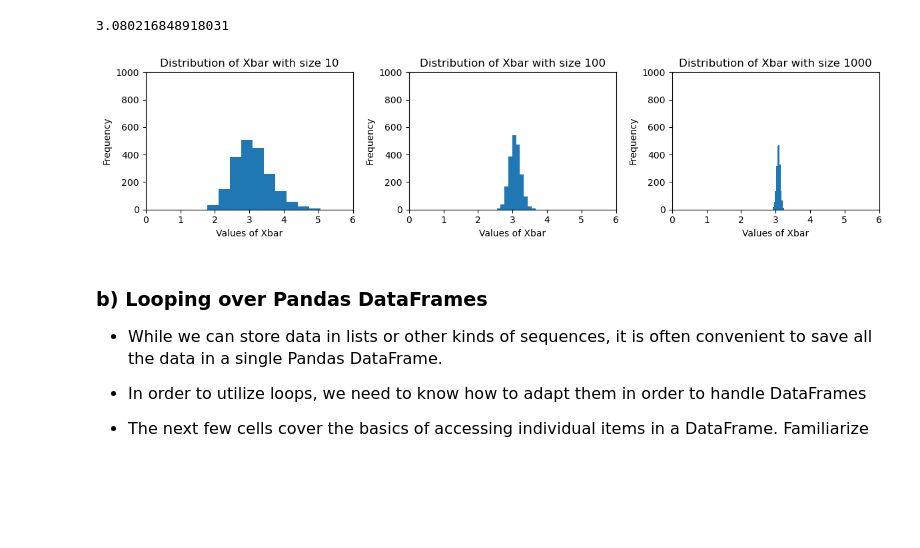
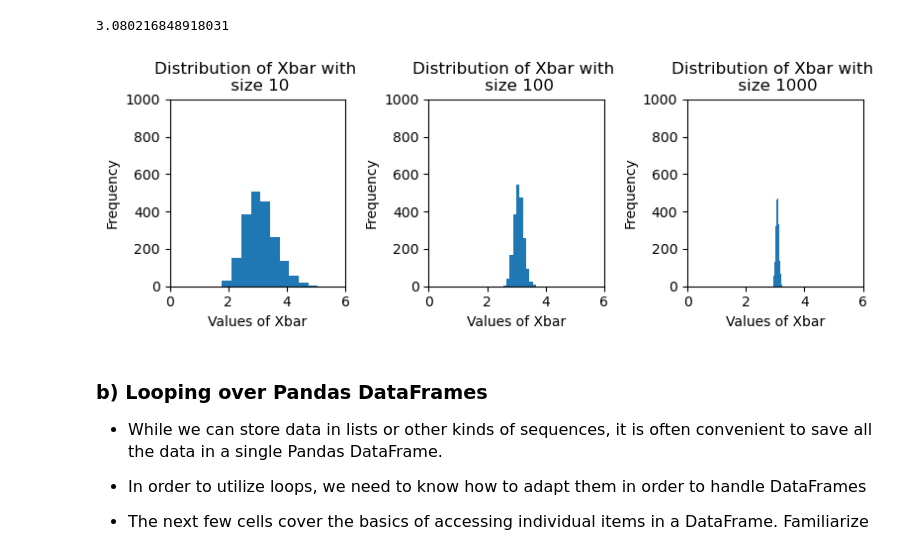
Before and after one commit to chadhimes/datasci151spring2026, a Jupyter notebook: _assignments/assignment_5/Assignment5.ipynb, the cells around one changed output. Cells and saved outputs as stored; diff of their text form; code cells hidden in the pictures; blank space fills up the shorter version.

```diff
--- a/_assignments/assignment_5/Assignment5.ipynb
+++ b/_assignments/assignment_5/Assignment5.ipynb
@@ -62,7 +62,7 @@ print(theortical_mean)
 
 # you can do the problem in one code cell, or you can handle each sample size in a separate cell.
 
-fig, subfig_array = plt.subplots(nrows = 1, ncols = 3, figsize = (12,3))
+fig, subfig_array = plt.subplots(nrows = 1, ncols = 3, figsize = (8,3))
 
 
 ########### Sample Size 10
@@ -82,7 +82,7 @@ for iteration in range(num_simulations):
 
 
 subfig_array[0].hist(vec_xbar)
-subfig_array[0].set_title("Distribution of Xbar with size 10")
+subfig_array[0].set_title("Distribution of Xbar with \n size 10")
 subfig_array[0].set_ylabel("Frequency")
 subfig_array[0].set_xlabel("Values of Xbar")
 subfig_array[0].set_xlim(0,6)
@@ -107,40 +107,40 @@ for iteration in range(num_simulations):
 
 
 subfig_array[1].hist(vec_xbar)
-subfig_array[1].set_title("Distribution of Xbar with size 100")
+subfig_array[1].set_title("Distribution of Xbar with \n size 100")
 subfig_array[1].set_ylabel("Frequency")
 subfig_array[1].set_xlabel("Values of Xbar")
 subfig_array[1].set_xlim(0,6)
 subfig_array[1].set_ylim(0,1000)
 
 
 ########### Sample Size 1000
 
 np.random.seed(1234) # set the seed for reproducibility
 num_simulations = 2000
 
 # perform simulations, create histogram
 
 n = 1000
 
 vec_xbar = np.zeros(num_simulations)
 for iteration in range(num_simulations):
     log_normal = np.random.lognormal(mean = 1, sigma = 0.5, size = n)
     vec_xbar[iteration] = np.mean(log_normal)
 
 
 subfig_array[2].hist(vec_xbar)
-subfig_array[2].set_title("Distribution of Xbar with size 1000")
+subfig_array[2].set_title("Distribution of Xbar with \n size 1000")
 subfig_array[2].set_ylabel("Frequency")
 subfig_array[2].set_xlabel("Values of Xbar")
 subfig_array[2].set_xlim(0,6)
 subfig_array[2].set_ylim(0,1000)
 
 
 
 plt.tight_layout()
 # %% [output]
-[figure, old version]
+[figure, new version]
 # %% [markdown]
 ### b) Looping over Pandas DataFrames
 
```
